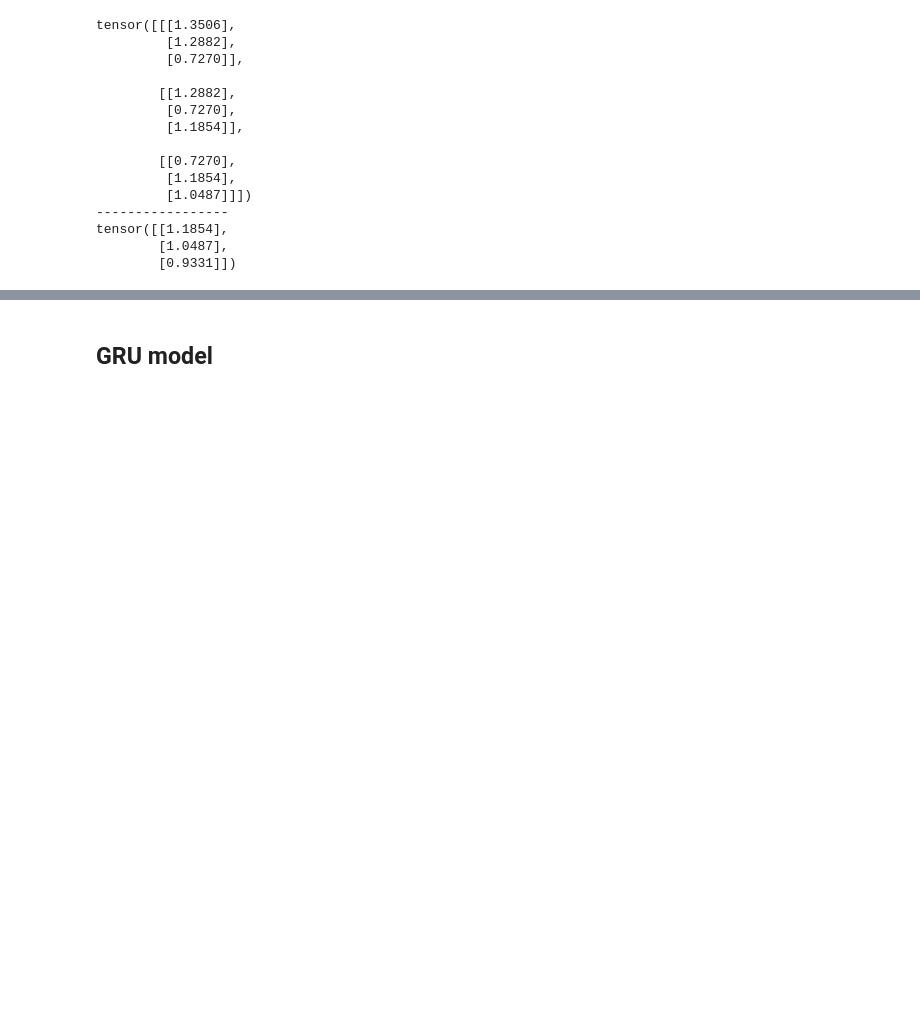
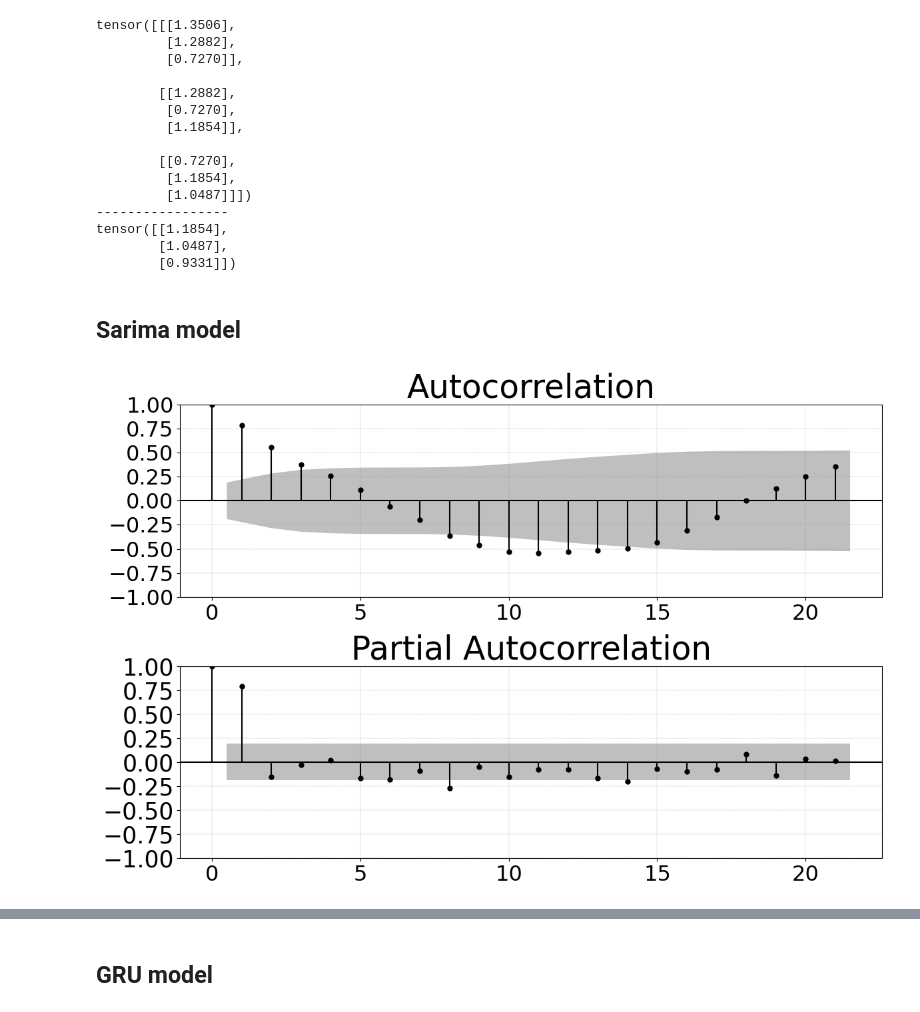
Before and after one commit to tayyibgondal/Parking_Management_using_Predictive_Learning, a Jupyter notebook: 3. Revenue Prediction using ML Code/Revision/Comparison.ipynb, the cells around one changed output, grey strips where cells are left out. Cells and saved outputs as stored; diff of their text form; code cells hidden in the pictures; blank space fills up the shorter version.

```diff
--- a/3. Revenue Prediction using ML Code/Revision/Comparison.ipynb
+++ b/3. Revenue Prediction using ML Code/Revision/Comparison.ipynb
@@ -169,3 +169,46 @@ tensor([[[1.3506],
 tensor([[1.1854],
         [1.0487],
         [0.9331]])
+# %% [markdown]
+## Sarima model
+# %%
+# selecting values of p and q
+from statsmodels.graphics.tsaplots import plot_acf,plot_pacf
+import statsmodels.api as sm
+from matplotlib.collections import PolyCollection
+import matplotlib.pyplot as plt
+
+my_color = 'black'
+
+fig = plt.figure(figsize=(12,8))
+
+ax1 = fig.add_subplot(211)
+fig = sm.graphics.tsa.plot_acf(df_train.iloc[SEQUENCE_SIZE:], ax=ax1, use_vlines=True, color=my_color, vlines_kwargs={"colors": my_color})
+
+for item in ax1.collections:
+    if type(item)==PolyCollection:
+        item.set_facecolor(my_color)
+
+ax1.grid(which="major", color="grey", linestyle="--", linewidth=0.20)
+ax1.set_title("Autocorrelation", fontsize=35)
+
+plt.yticks(fontsize=23)
+plt.xticks(fontsize=23)
+
+ax2 = fig.add_subplot(212)
+fig = sm.graphics.tsa.plot_pacf(df_train.iloc[SEQUENCE_SIZE:], ax=ax2, use_vlines=True, color=my_color, vlines_kwargs={"colors": my_color})
+
+# Customising the appearance
+for item in ax2.collections:
+    if type(item)==PolyCollection:
+        item.set_facecolor(my_color)
+
+ax2.grid(which="major", color="grey", linestyle="--", linewidth=0.20)
+ax2.set_title("Partial Autocorrelation", fontsize=35)
+
+plt.yticks(fontsize=25)
+plt.xticks(fontsize=23)
+
+fig.tight_layout()
+# %% [output]
+[figure, added]
```
Also changed, not shown: parts of 13 cells of this notebook, 2 other files.
